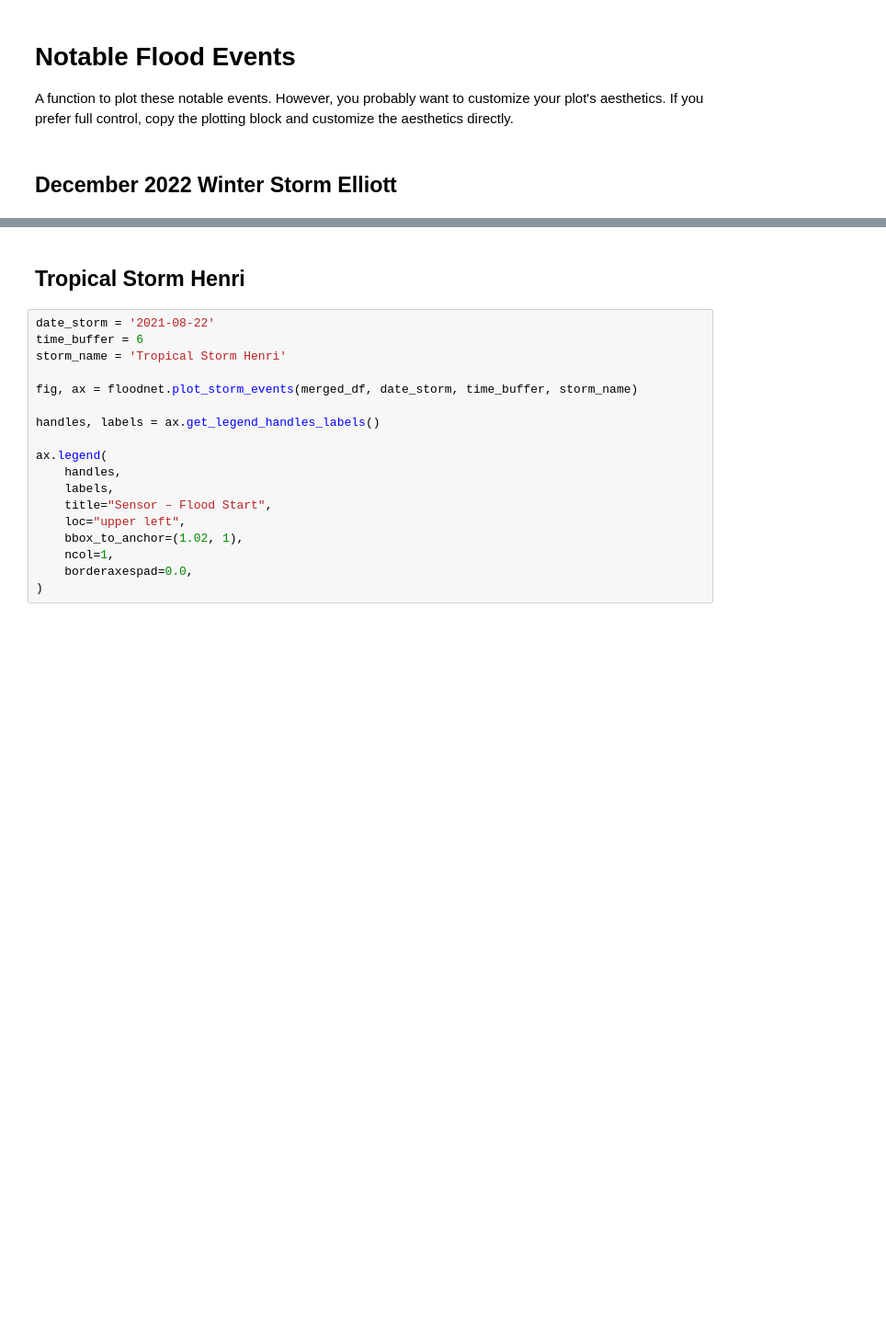
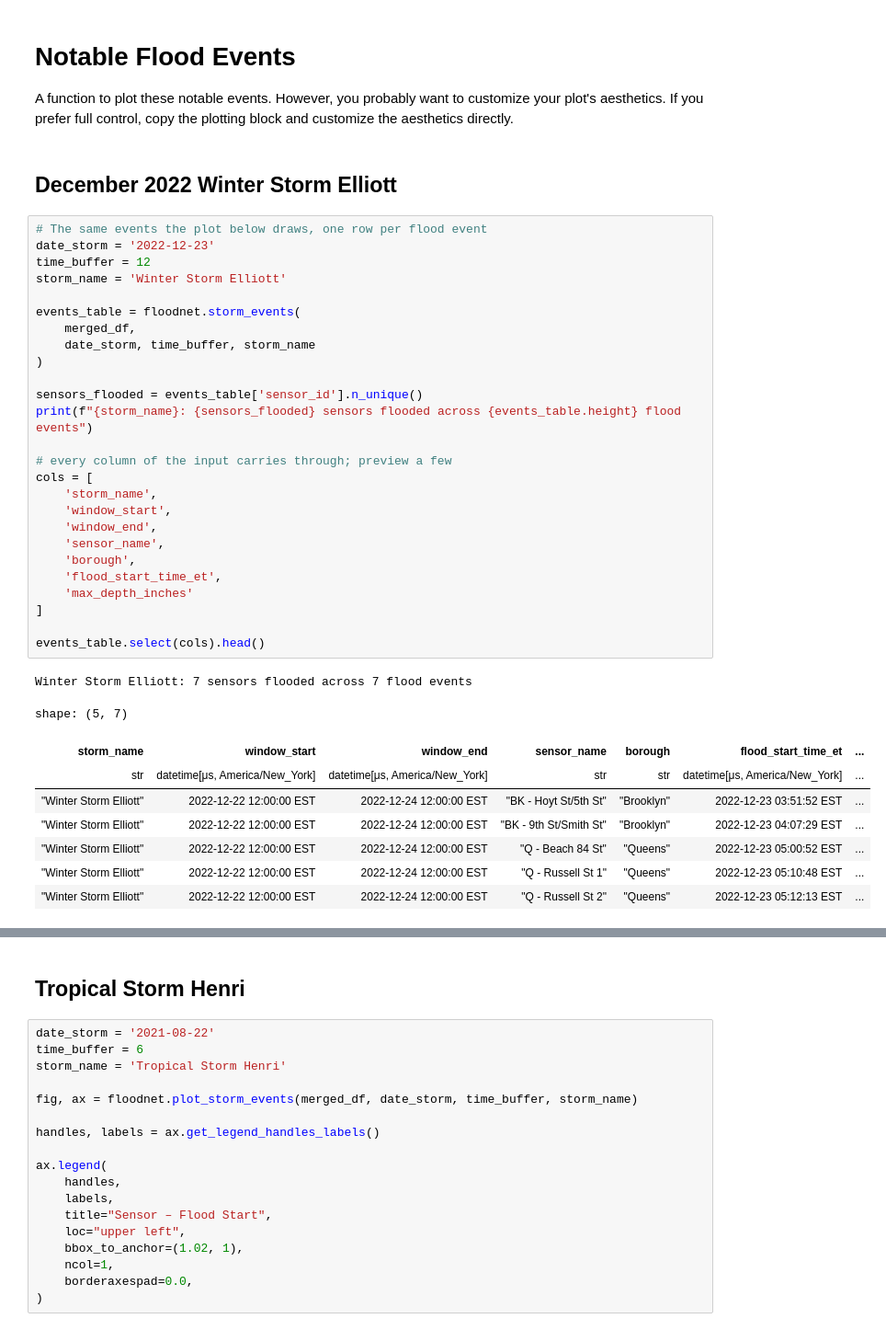
Before and after one commit to mebauer/floodnet-nyc-tutorial, a Jupyter notebook: 03-flood-profiles.ipynb, the cells around one changed output, grey strips where cells are left out. Shown at 92% size. Drawn from its saved outputs; the diff is of its cells as text; blank space fills up the shorter version.

Commit message:
Adding function to return table from plot_storm_events, plotting functions should return raw tables if requested

```diff
--- a/03-flood-profiles.ipynb
+++ b/03-flood-profiles.ipynb
@@ -487,3 +487,39 @@ plt.tight_layout()
 A function to plot these notable events. However, you probably want to customize your plot's aesthetics. If you prefer full control, copy the plotting block and customize the aesthetics directly.
 # %% [markdown]
 ## December 2022 Winter Storm Elliott
+# %%
+# The same events the plot below draws, one row per flood event
+date_storm = '2022-12-23'
+time_buffer = 12
+storm_name = 'Winter Storm Elliott'
+
+events_table = floodnet.storm_events(
+    merged_df,
+    date_storm, time_buffer, storm_name
+)
+
+sensors_flooded = events_table['sensor_id'].n_unique()
+print(f"{storm_name}: {sensors_flooded} sensors flooded across {events_table.height} flood events")
+
+# every column of the input carries through; preview a few
+cols = [
+    'storm_name',
+    'window_start',
+    'window_end',
+    'sensor_name',
+    'borough',
+    'flood_start_time_et',
+    'max_depth_inches'
+]
+
+events_table.select(cols).head()
+# %% [output]
+Winter Storm Elliott: 7 sensors flooded across 7 flood events
+shape: (5, 7)
+| storm_name | window_start | window_end | sensor_name | borough | flood_start_time_et | ... |
+| str | datetime[μs, America/New_York] | datetime[μs, America/New_York] | str | str | datetime[μs, America/New_York] | ... |
+| "Winter Storm Elliott" | 2022-12-22 12:00:00 EST | 2022-12-24 12:00:00 EST | "BK - Hoyt St/5th St" | "Brooklyn" | 2022-12-23 03:51:52 EST | ... |
+| "Winter Storm Elliott" | 2022-12-22 12:00:00 EST | 2022-12-24 12:00:00 EST | "BK - 9th St/Smith St" | "Brooklyn" | 2022-12-23 04:07:29 EST | ... |
+| "Winter Storm Elliott" | 2022-12-22 12:00:00 EST | 2022-12-24 12:00:00 EST | "Q - Beach 84 St" | "Queens" | 2022-12-23 05:00:52 EST | ... |
+| "Winter Storm Elliott" | 2022-12-22 12:00:00 EST | 2022-12-24 12:00:00 EST | "Q - Russell St 1" | "Queens" | 2022-12-23 05:10:48 EST | ... |
+| "Winter Storm Elliott" | 2022-12-22 12:00:00 EST | 2022-12-24 12:00:00 EST | "Q - Russell St 2" | "Queens" | 2022-12-23 05:12:13 EST | ... |
```
Also changed, not shown: parts of 8 cells of this notebook, 1 other file.
